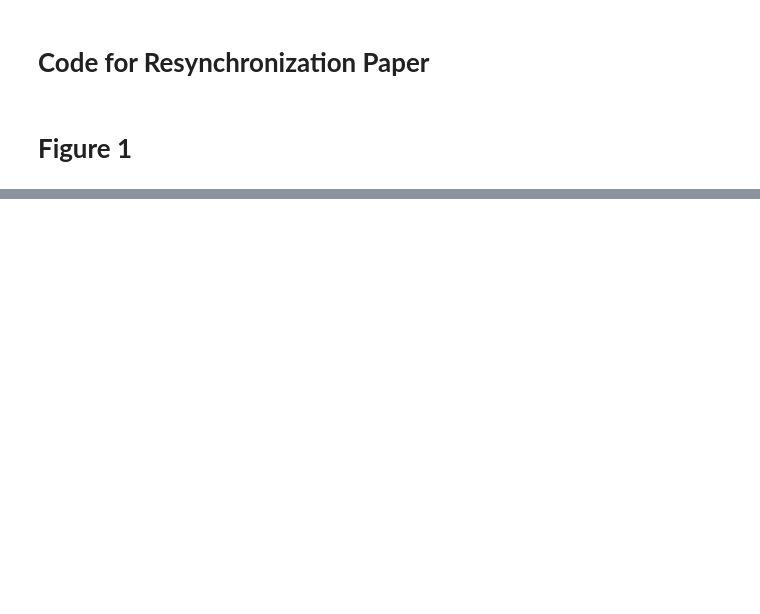
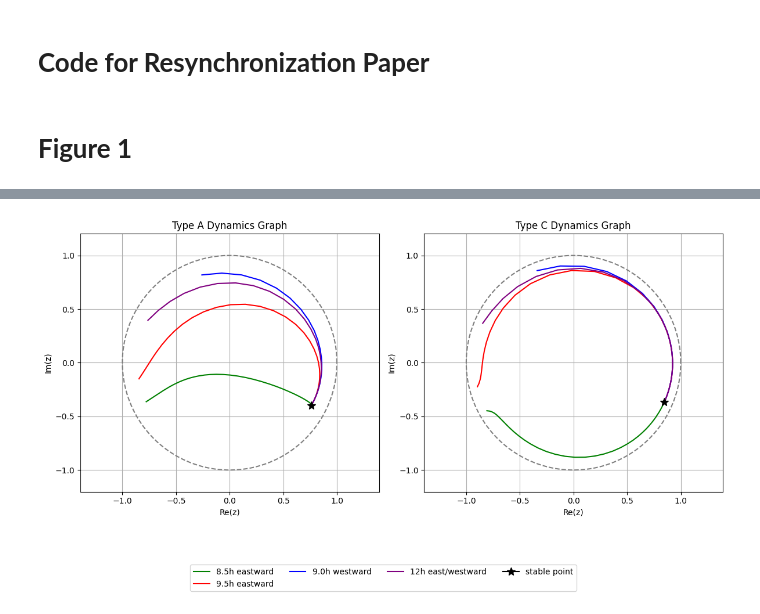
Before and after one commit to EricW358/GazzolaLabMLProject, a Jupyter notebook: Oscillatory-Neuron.ipynb, the cells around one changed output, grey strips where cells are left out. Cells and saved outputs as stored; diff of their text form; code cells hidden in the pictures; blank space fills up the shorter version.

```diff
--- a/Oscillatory-Neuron.ipynb
+++ b/Oscillatory-Neuron.ipynb
@@ -77,0 +79,79 @@ for count, arr in enumerate(initial_values):
+# %%
+#Find Stable Points
+initial_values = [[4.5, 3, 1.4], [10.0, 3.5, 1.4]]
+new_letters = ["A", "C"]
+Delta = 1.0
+t_span = (0, 50)  # Time span for the simulation
+t_eval = np.linspace(*t_span, 1000)  # Evaluation points
+travel_points = [-8.5, -9.5, 9.0, 12.0]  # Travel points
+
+# Initialize stable points
+stable_points_real = []
+stable_points_imag = []
+
+# Compute stable points for each initial condition
+for count, arr in enumerate(initial_values):
+    K = arr[0]
+    F = arr[1]
+    Omega = arr[2]
+    sol = solve_reduced_dynamics(K, F, Delta, Omega, -1-1j, t_span, t_eval)
+    z = sol.y[0]
+    # Filter to include only points within the unit circle
+    mask = np.abs(z) <= 1  # Keep points where |z| <= 1
+    z_filtered = z[mask]
+    # Find stable point
+    stable_points_real.append(z_filtered.real[-1])
+    stable_points_imag.append(z_filtered.imag[-1])
+
+# Create subplots for side-by-side graphs
+fig, axes = plt.subplots(1, 2, figsize=(12, 6))
+colors = ['green', 'red', 'blue', 'purple']  # Colors for each travel point
+labels = ['8.5h eastward', '9.5h eastward', '9.0h westward', '12h east/westward']
+
+for count, (arr, ax) in enumerate(zip(initial_values, axes)):
+    K = arr[0]
+    F = arr[1]
+    Omega = arr[2]
+    # Plot trajectories for each travel point
+    for i, val in enumerate(travel_points):
+        p_change = val * 2 * np.pi / 24
+        z_st = stable_points_real[count] + 1j * stable_points_imag[count]
+        z_0 = z_st * np.exp(1j * p_change)
+        sol = solve_reduced_dynamics(K, F, Delta, Omega, z_0, t_span, t_eval)
+        z = sol.y[0]
+        # Filter to include only points within the unit circle
+        mask = np.abs(z) <= 1  # Keep points where |z| <= 1
+        z_filtered = z[mask]
+        ax.plot(
+            z_filtered.real, z_filtered.imag,
+            color=colors[i], label=labels[i] if count == 0 else None
+        )
+
+    # Plot unit circle for reference
+    circle = np.linspace(0, 2 * np.pi, 500)
+    ax.plot(np.cos(circle), np.sin(circle), '--', color="gray")
+
+    # Plot the stable point
+    ax.plot(
+        stable_points_real[count], stable_points_imag[count],
+        marker='*', color='black', markersize=10,
+        label='stable point' if count == 0 else None  # Label only in the first subplot
+    )
+    # Formatting
+    ax.set_xlabel("Re(z)")
+    ax.set_ylabel("Im(z)")
+    ax.set_title(f"Type {new_letters[count]} Dynamics Graph")
+    ax.axis("equal")
+    ax.grid()
+
+# Add combined legend below both subplots
+fig.legend(
+    loc='lower center', bbox_to_anchor=(0.5, -0.1),
+    ncol=4, fontsize=10, frameon=True
+)
+
+# Adjust layout to fit everything nicely
+plt.tight_layout(rect=[0, 0.1, 1, 1])  # Leave space for the legend
+plt.show()
+# %% [output]
+[figure, added]
```
Also changed, not shown: parts of 5 cells of this notebook.
